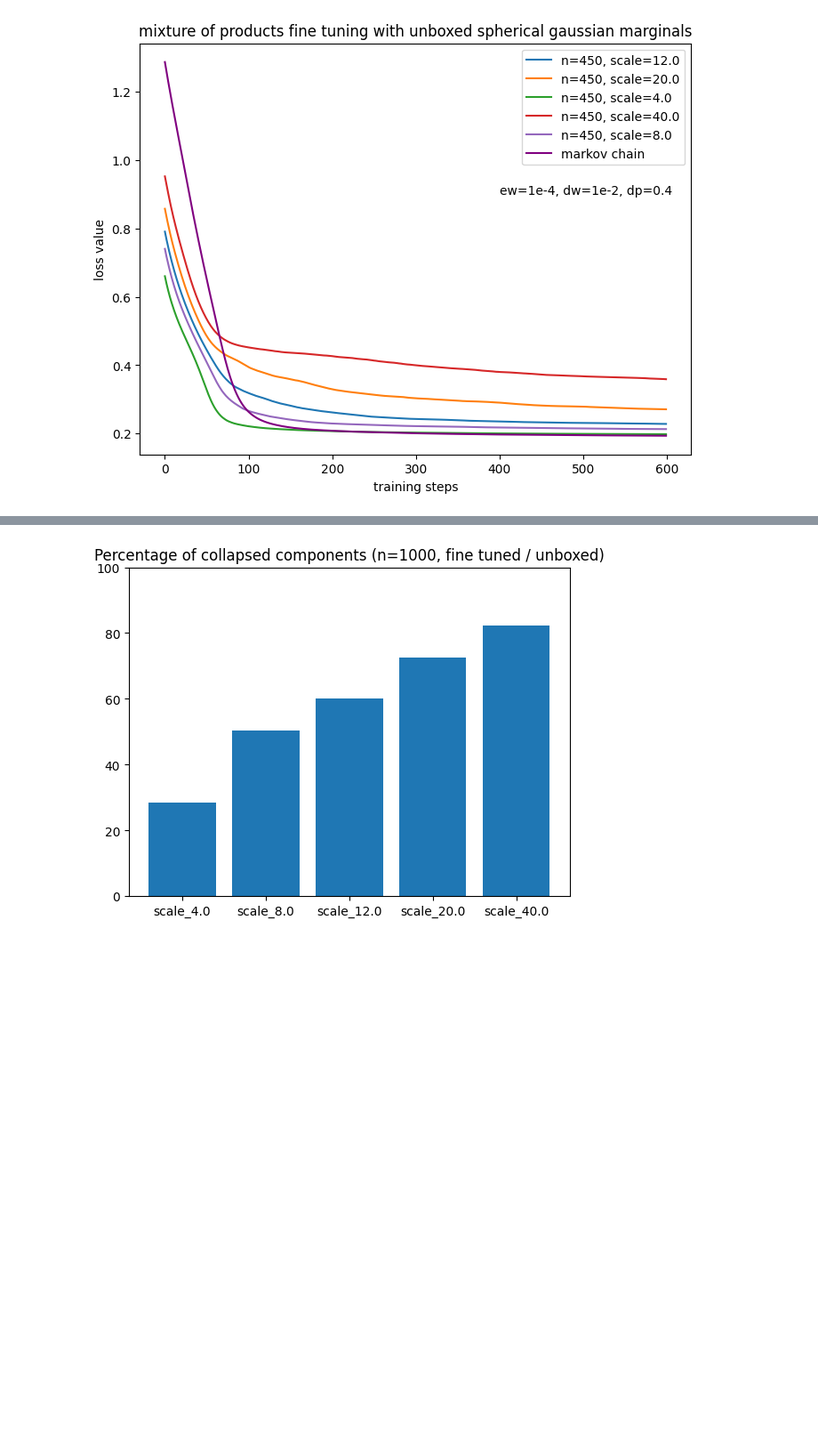
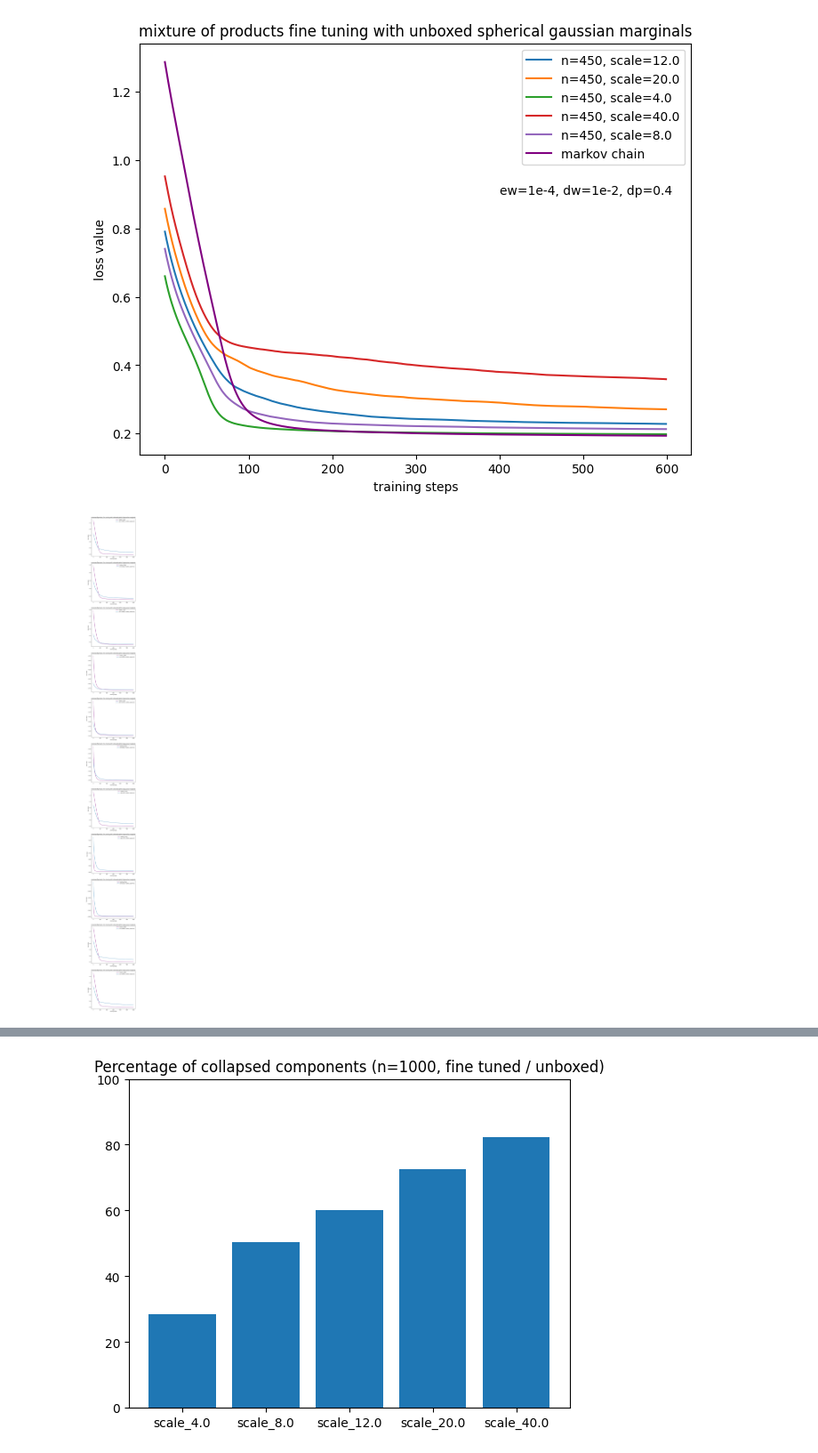
Before and after one commit to jacobe90/birdflow_mixture_of_products, a Jupyter notebook: visualizations.ipynb, the cells around one changed output, grey strips where cells are left out. Shown at 89% size. Cells and saved outputs as stored; diff of their text form; code cells hidden in the pictures; blank space fills up the shorter version.

```diff
--- a/visualizations.ipynb
+++ b/visualizations.ipynb
@@ -44,6 +44,45 @@ ax.text(400, 0.90, "ew=1e-4, dw=1e-2, dp=0.4")
 plt.show()
 # %% [output]
 [figure]
+# %%
+storage_dir = "/work/pi_drsheldon_umass_edu/birdflow_modeling/jacob_independent_study/mixture_of_products/experiments/varying_entropy_weight_and_fine_tuning/"
+losses = {}
+for fname in list(filter(lambda fname: "losses" in fname, os.listdir(storage_dir))):
+    num_products = int(fname.split('_')[-4].strip('n'))
+    scale=float(fname.split('_')[-2].strip('scale').strip('.pkl'))
+    ew=float(fname.split('_')[-7].strip('ent'))
+    with open(os.path.join(storage_dir, fname), 'rb') as f:
+        if scale==20.0:
+            losses[ew] = pickle.load(f)['total']
+
+markov_storage_dir = "/work/pi_drsheldon_umass_edu/birdflow_modeling/jacob_independent_study/mixture_of_products/experiments/markov_chain_baselines/"
+markov_losses = {}
+for fname in list(filter(lambda fname: "losses" in fname, os.listdir(markov_storage_dir))):
+    ew=float(fname.split('_')[-3].strip('ent'))
+    with open(os.path.join(markov_storage_dir, fname), 'rb') as f:
+        markov_losses[ew] = pickle.load(f)['total']
+# %%
+import numpy as np
+from matplotlib import pyplot as plt
+
+%matplotlib inline
+
+fig, axs = plt.subplots(11, 1, figsize=(8, 90))
+
+for idx, ew in enumerate(markov_losses.keys()):
+    axs[idx].plot(markov_losses[ew], label="markov_chain", color="purple")
+    axs[idx].plot(losses[ew], label=f"ew={ew}, n=1000, scale=4.0")
+    axs[idx].legend(loc="upper right")
+    axs[idx].set(
+        xlabel=f"training steps",
+        ylabel=f"loss value",
+        title="mixture of products fine tuning with unboxed spherical gaussian marginals",
+
+    )
+    # axs[idx].text(400, 0.90, "dw=1e-2, dp=0.4")
+plt.show()
+# %% [output]
+[figure, added]
 # %%
 from jax.nn import softmax
 
```
Also changed, not shown: parts of 1 cell of this notebook, 4 other files.
